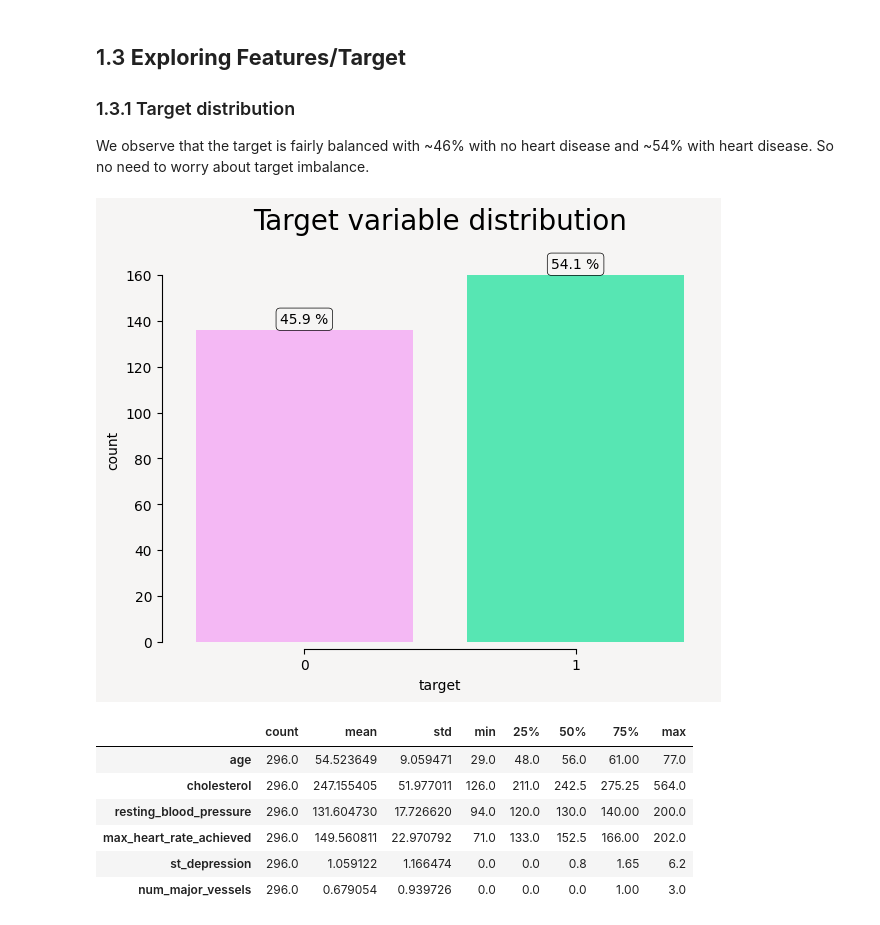
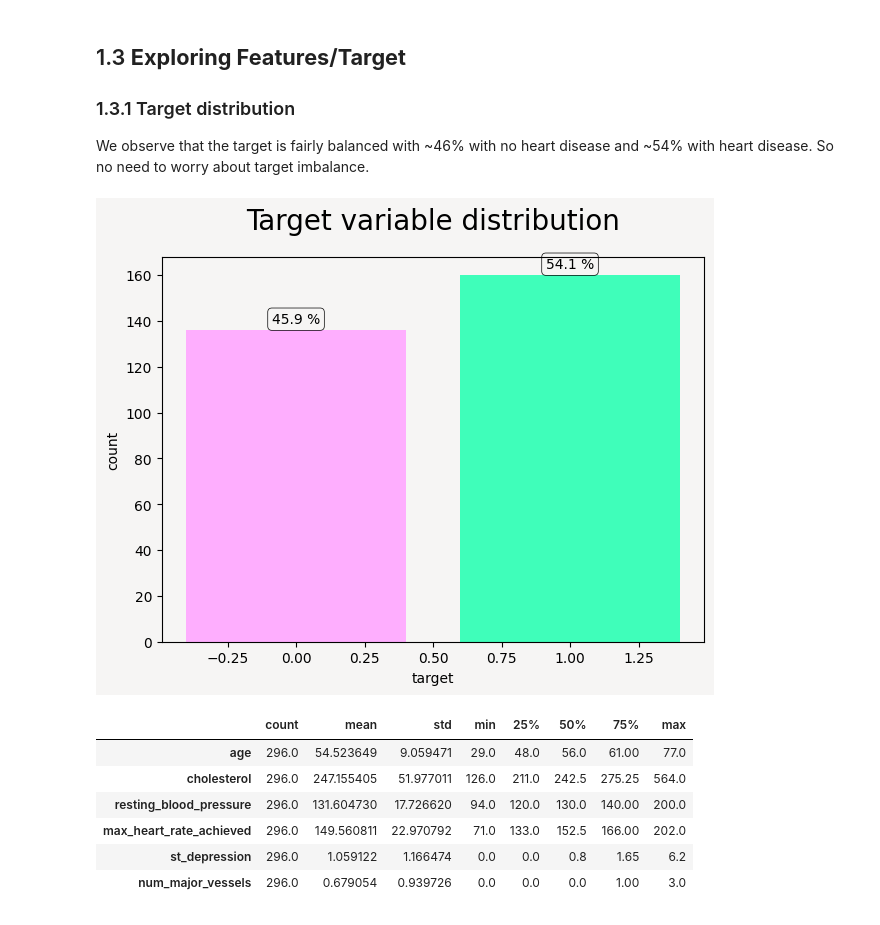
Before and after one commit to Gulhassan786/heart_disease_prediction, a Jupyter notebook: cardio_diesease_prediction.ipynb, the cells around one changed output. Saved outputs shown, nothing was run; the diff lists cells and outputs as text; code cells hidden in the pictures.

```diff
--- a/cardio_diesease_prediction.ipynb
+++ b/cardio_diesease_prediction.ipynb
@@ -197,24 +196,29 @@ cat_feats = nom_feats + bin_feats
 
 We observe that the target is fairly balanced with ~46% with no heart disease and ~54% with heart disease. So no need to worry about target imbalance.
 # %%
-mypal= ['#FC05FB', '#FEAEFE', '#FCD2FC','#F3FEFA', '#B4FFE4','#3FFEBA']
+mypal = ['#FC05FB', '#FEAEFE', '#FCD2FC', '#F3FEFA', '#B4FFE4', '#3FFEBA']
 
-plt.figure(figsize=(7, 5),facecolor='#F6F5F4')
+target_counts = data['target'].value_counts().sort_index()
 total = float(len(data))
-ax = sns.countplot(x=data['target'], palette=mypal[1::4])
-ax.set_facecolor('#F6F5F4')
+labels = target_counts.index.tolist()
+values = target_counts.values
+percentages = [(v / total) * 100 for v in values]
 
-for p in ax.patches:
+plt.figure(figsize=(7, 5), facecolor='#F6F5F4')
+bars = plt.bar(labels, values, color=mypal[1::4])
 
-    height = p.get_height()
-    ax.text(p.get_x()+p.get_width()/2.,height + 3,'{:1.1f} %'.format((height/total)*100), ha="center",
-           bbox=dict(facecolor='none', edgecolor='black', boxstyle='round', linewidth=0.5))
+for bar, pct in zip(bars, percentages):
+    plt.text(bar.get_x() + bar.get_width() / 2, bar.get_height() + 3,
+             '{:1.1f} %'.format(pct), ha='center',
+             bbox=dict(facecolor='none', edgecolor='black', boxstyle='round', linewidth=0.5))
 
-ax.set_title('Target variable distribution', fontsize=20, y=1.05)
-sns.despine(right=True)
-sns.despine(offset=5, trim=True)
+plt.title('Target variable distribution', fontsize=20, y=1.05)
+plt.xlabel('target')
+plt.ylabel('count')
+plt.gca().set_facecolor('#F6F5F4')
+plt.show()
 # %% [output]
-[figure, old version]
+[figure, new version]
 # %%
 data[num_feats].describe().T
 # %% [output]
```
Also changed, not shown: parts of 6 cells of this notebook.
